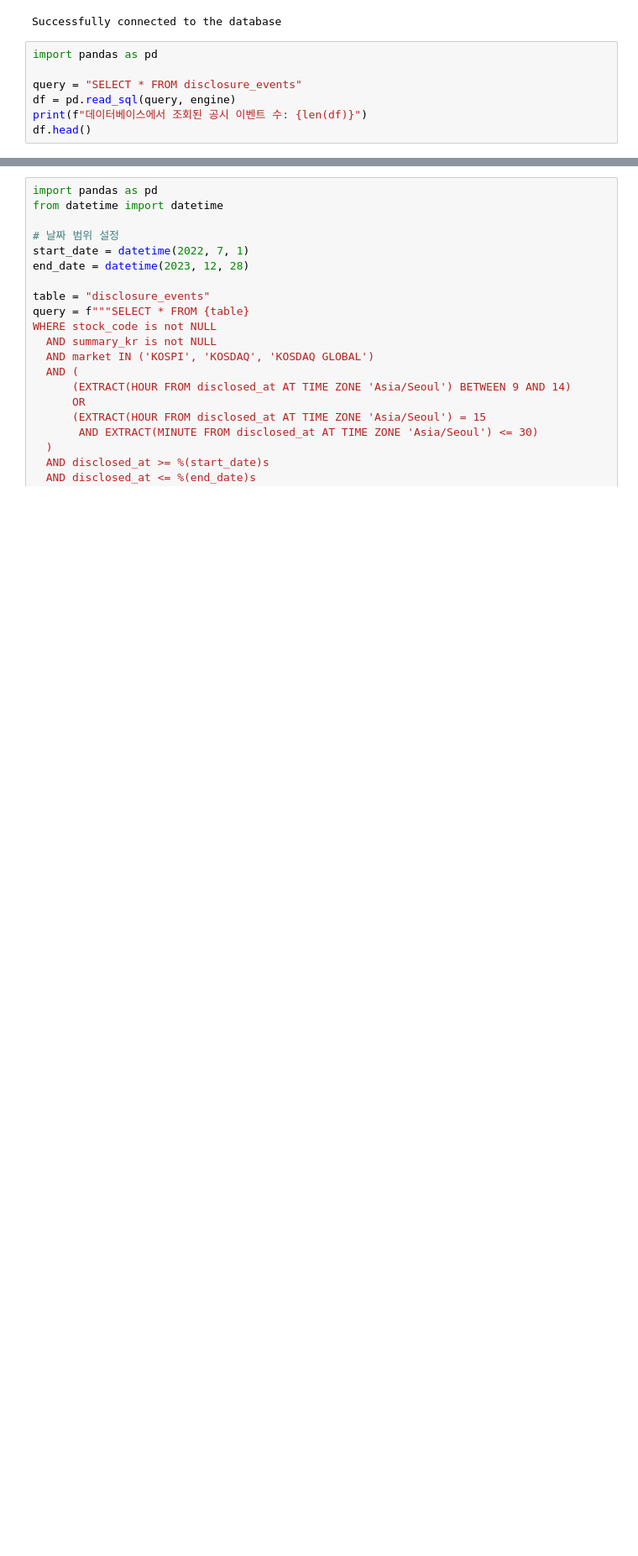
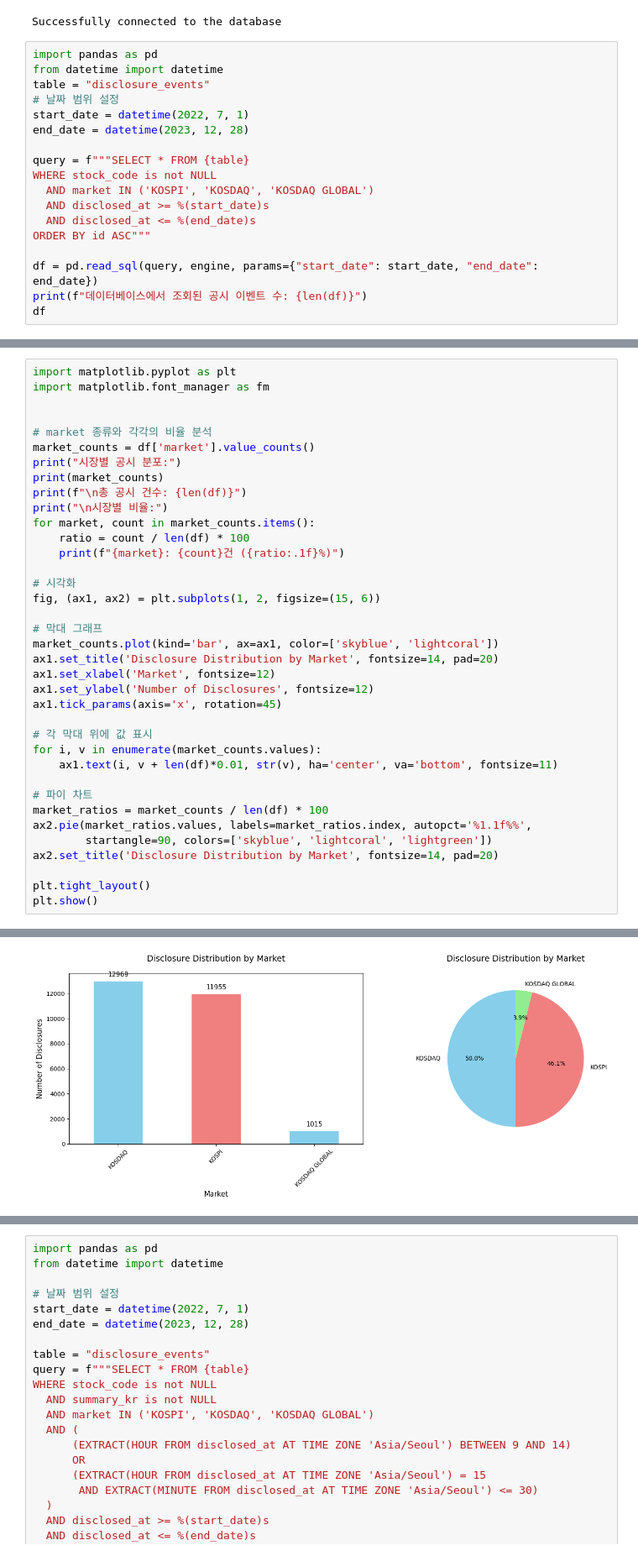
Before and after one commit to antaechan/dart-sentiment-analysis, a Jupyter notebook: analysis/eda.ipynb, the cells around one changed output, grey strips where cells are left out. Shown at 84% size. Saved outputs shown, nothing was run; the diff lists cells and outputs as text; blank space fills up the shorter version.

```diff
--- a/analysis/eda.ipynb
+++ b/analysis/eda.ipynb
@@ -18,11 +18,22 @@ print("Successfully connected to the database")
 Successfully connected to the database
 # %%
 import pandas as pd
+from datetime import datetime
+table = "disclosure_events"
+# 날짜 범위 설정
+start_date = datetime(2022, 7, 1)
+end_date = datetime(2023, 12, 28)
 
-query = "SELECT * FROM disclosure_events"
-df = pd.read_sql(query, engine)
+query = f"""SELECT * FROM {table}
+WHERE stock_code is not NULL
+  AND market IN ('KOSPI', 'KOSDAQ', 'KOSDAQ GLOBAL')
+  AND disclosed_at >= %(start_date)s
+  AND disclosed_at <= %(end_date)s
+ORDER BY id ASC"""
+
+df = pd.read_sql(query, engine, params={"start_date": start_date, "end_date": end_date})
 print(f"데이터베이스에서 조회된 공시 이벤트 수: {len(df)}")
-df.head()
+df
 # %% [output]
 WARNING:  database "events" has a collation version mismatch
 DETAIL:  The database was created using collation version 2.36, but the operating system provides version 2.41.
@@ -60,0 +55,38 @@ KOSDAQ GLOBAL: 1057건 (3.4%)
+# %%
+import matplotlib.pyplot as plt
+import matplotlib.font_manager as fm
+
+
+# market 종류와 각각의 비율 분석
+market_counts = df['market'].value_counts()
+print("시장별 공시 분포:")
+print(market_counts)
+print(f"\n총 공시 건수: {len(df)}")
+print("\n시장별 비율:")
+for market, count in market_counts.items():
+    ratio = count / len(df) * 100
+    print(f"{market}: {count}건 ({ratio:.1f}%)")
+
+# 시각화
+fig, (ax1, ax2) = plt.subplots(1, 2, figsize=(15, 6))
+
+# 막대 그래프
+market_counts.plot(kind='bar', ax=ax1, color=['skyblue', 'lightcoral'])
+ax1.set_title('Disclosure Distribution by Market', fontsize=14, pad=20)
+ax1.set_xlabel('Market', fontsize=12)
+ax1.set_ylabel('Number of Disclosures', fontsize=12)
+ax1.tick_params(axis='x', rotation=45)
+
+# 각 막대 위에 값 표시
+for i, v in enumerate(market_counts.values):
+    ax1.text(i, v + len(df)*0.01, str(v), ha='center', va='bottom', fontsize=11)
+
+# 파이 차트
+market_ratios = market_counts / len(df) * 100
+ax2.pie(market_ratios.values, labels=market_ratios.index, autopct='%1.1f%%',
+        startangle=90, colors=['skyblue', 'lightcoral', 'lightgreen'])
+ax2.set_title('Disclosure Distribution by Market', fontsize=14, pad=20)
+
+plt.tight_layout()
+plt.show()
+# %% [output]
@@ -61,3 +106,4 @@ KOSDAQ GLOBAL: 1057건 (3.4%)
+[figure, added]
 # %%
 # disclosed_at을 datetime으로 변환 (이미 timezone-aware 상태)
 df['disclosed_at'] = pd.to_datetime(df['disclosed_at'])
```
Also changed, not shown: parts of 15 cells of this notebook, 4 other files.
